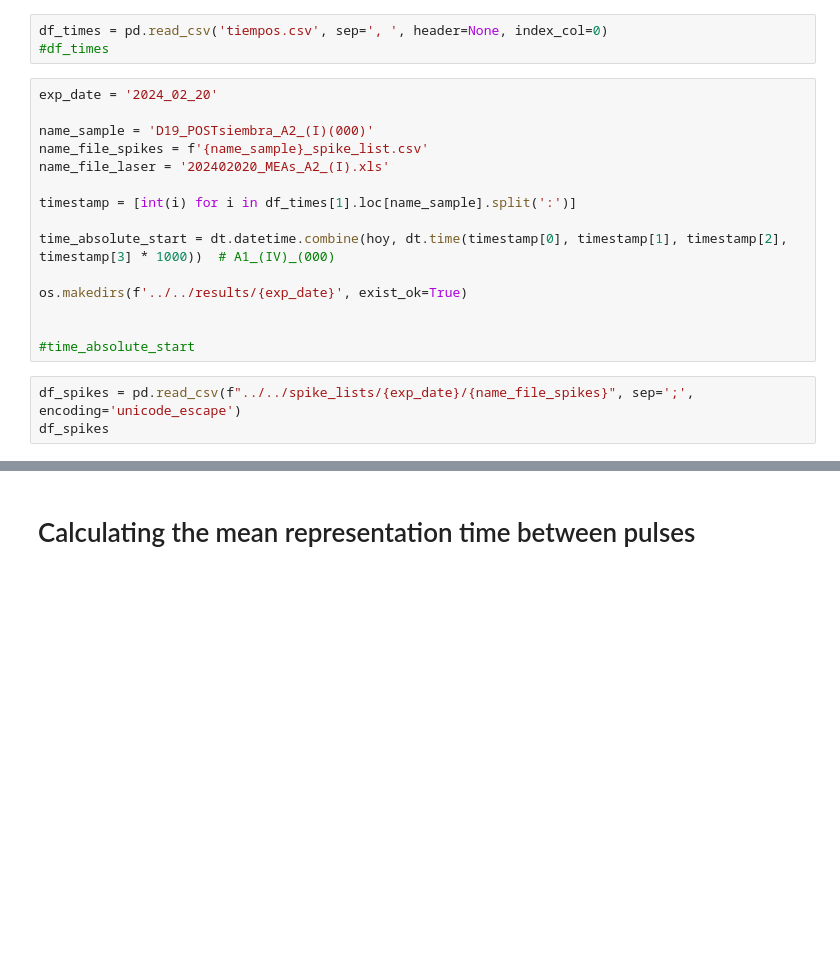
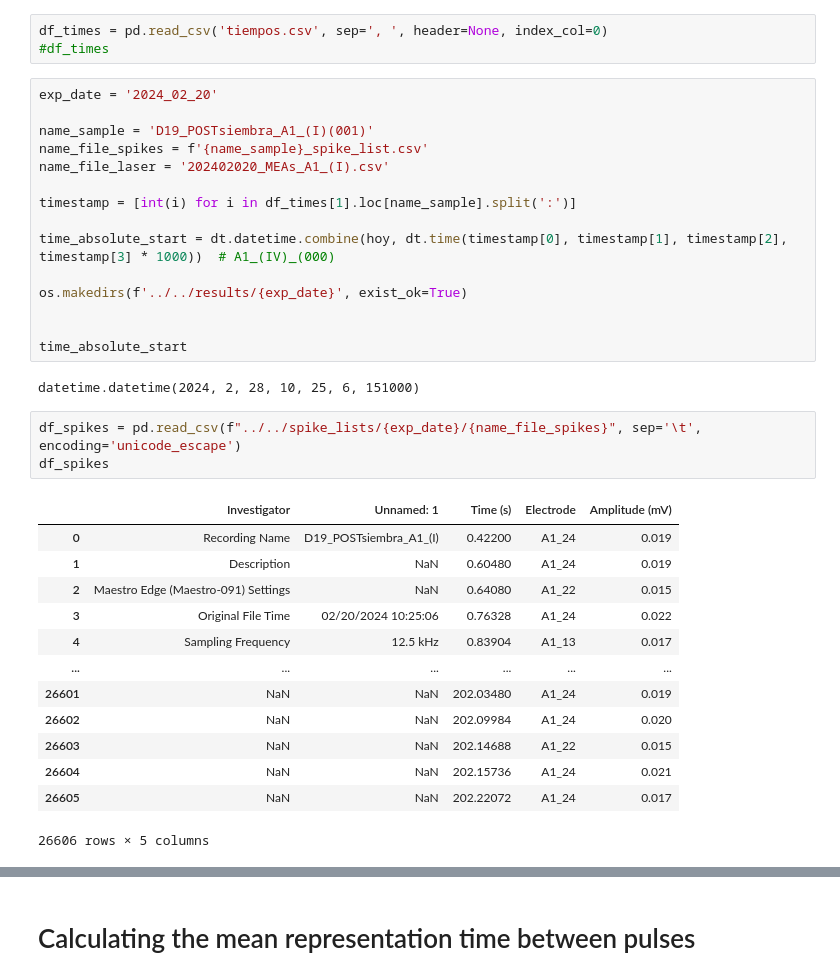
Before and after one commit to NanoNeuro/MEAS_PRUEBAS_ANE, a Jupyter notebook: notebooks/2024_02_20/create_figure.ipynb, the cells around one changed output, grey strips where cells are left out. Drawn from its saved outputs; the diff is of its cells as text; blank space fills up the shorter version.

```diff
--- a/notebooks/2024_02_20/create_figure.ipynb
+++ b/notebooks/2024_02_20/create_figure.ipynb
@@ -17,9 +17,9 @@ df_times = pd.read_csv('tiempos.csv', sep=', ', header=None, index_col=0)
 # %%
 exp_date = '2024_02_20'
 
-name_sample = 'D19_POSTsiembra_A2_(I)(000)'
+name_sample = 'D19_POSTsiembra_A1_(I)(001)'
 name_file_spikes = f'{name_sample}_spike_list.csv'
-name_file_laser = '202402020_MEAs_A2_(I).xls'
+name_file_laser = '202402020_MEAs_A1_(I).csv'
 
 timestamp = [int(i) for i in df_times[1].loc[name_sample].split(':')]
 
@@ -28,10 +28,26 @@ time_absolute_start = dt.datetime.combine(hoy, dt.time(timestamp[0], timestamp[1
 os.makedirs(f'../../results/{exp_date}', exist_ok=True)
 
 
-#time_absolute_start
+time_absolute_start
+# %% [output]
+datetime.datetime(2024, 2, 28, 10, 25, 6, 151000)
 # %%
-df_spikes = pd.read_csv(f"../../spike_lists/{exp_date}/{name_file_spikes}", sep=';', encoding='unicode_escape')
+df_spikes = pd.read_csv(f"../../spike_lists/{exp_date}/{name_file_spikes}", sep='\t', encoding='unicode_escape')
 df_spikes
+# %% [output]
+|  | Investigator | Unnamed: 1 | Time (s) | Electrode | Amplitude (mV) |
+| 0 | Recording Name | D19_POSTsiembra_A1_(I) | 0.42200 | A1_24 | 0.019 |
+| 1 | Description | NaN | 0.60480 | A1_24 | 0.019 |
+| 2 | Maestro Edge (Maestro-091) Settings | NaN | 0.64080 | A1_22 | 0.015 |
+| 3 | Original File Time | 02/20/2024 10:25:06 | 0.76328 | A1_24 | 0.022 |
+| 4 | Sampling Frequency | 12.5 kHz | 0.83904 | A1_13 | 0.017 |
+| ... | ... | ... | ... | ... | ... |
+| 26601 | NaN | NaN | 202.03480 | A1_24 | 0.019 |
+| 26602 | NaN | NaN | 202.09984 | A1_24 | 0.020 |
+| 26603 | NaN | NaN | 202.14688 | A1_22 | 0.015 |
+| 26604 | NaN | NaN | 202.15736 | A1_24 | 0.021 |
+| 26605 | NaN | NaN | 202.22072 | A1_24 | 0.017 |
+26606 rows × 5 columns
 # %%
 
 df_spikes['electrode_str'] = [i.split('_')[1] for i in df_spikes['Electrode']]
```
Also changed, not shown: parts of 4 cells of this notebook.
